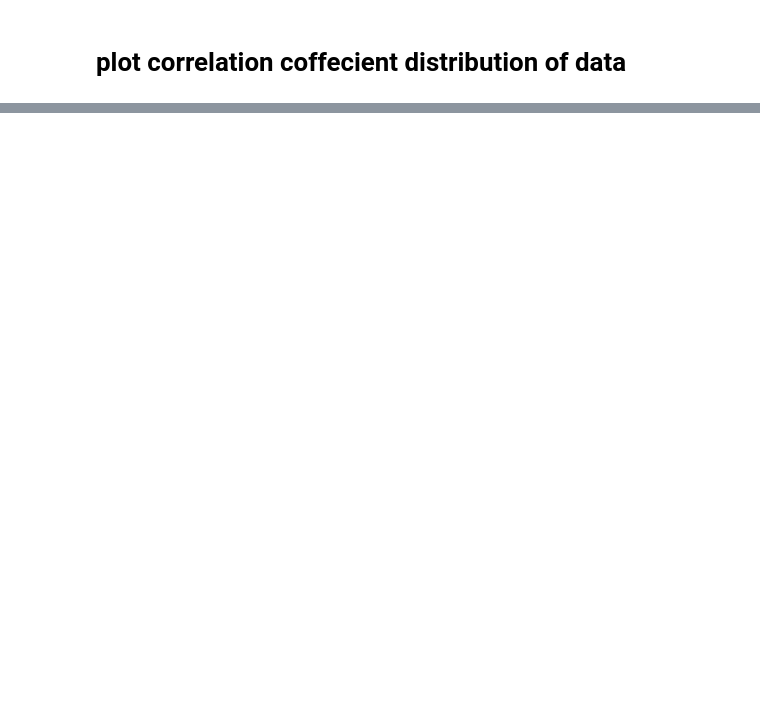
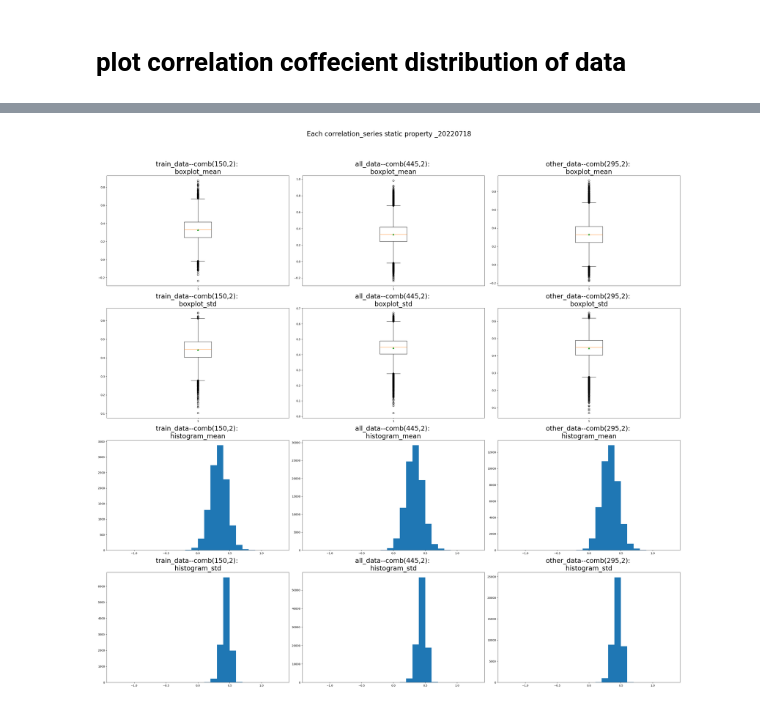
Before and after one commit to theabc50111/ARIMA-LSTM-hybrid-corrcoef-predict, a Jupyter notebook: extended_reasearch_YWT/exploration_raw_data/correlation_data_etl.ipynb, the cells around one changed output, grey strips where cells are left out. Saved outputs shown, nothing was run; the diff lists cells and outputs as text; code cells hidden in the pictures; blank space fills up the shorter version.

```diff
--- a/extended_reasearch_YWT/exploration_raw_data/correlation_data_etl.ipynb
+++ b/extended_reasearch_YWT/exploration_raw_data/correlation_data_etl.ipynb
@@ -180,0 +187,4 @@ time: 3.25 s (started: 2022-06-26 11:00:01 +00:00)
+# %%
+train_corr_series_df = gen_corr_series(None, "train_dataset.csv", from_file=True, concat_all=False)
+all_corr_series_df = gen_corr_series(None, "445_dataset.csv", from_file=True, concat_all=False)
+other_corr_series_df = gen_corr_series(None, "295_dataset.csv", from_file=True, concat_all=False)
@@ -180,0 +193,24 @@ time: 3.25 s (started: 2022-06-26 11:00:01 +00:00)
+# %%
+datasets = {'train_data--comb(150,2)': train_corr_series_df, 'all_data--comb(445,2)': all_corr_series_df, 'other_data--comb(295,2)': other_corr_series_df}
+etl_types = ["boxplot", "histogram"]
+static_types = ["mean", "std"]
+fig, axes = plt.subplots(figsize=(30, 30),nrows=len(list(product(etl_types, static_types))), ncols=len(datasets), sharex=False, sharey=False, dpi=100)
+
+for row, (etl_type, static_type) in enumerate(product(etl_types, static_types)):
+    for col,dataset_key in enumerate(datasets):
+        s = axes[row, col]
+        s.set_title(f"{dataset_key}: \n{etl_type}_{static_type}", fontsize=24)
+        if etl_type=="boxplot":
+            s.boxplot(datasets[dataset_key].iloc[:, ::5].describe().loc[static_type,:], showmeans=True)
+        elif etl_type=="histogram":
+            s.hist(datasets[dataset_key].iloc[:, ::5].describe().loc[static_type,:], bins=[b/10 for b in range(-13,14)])
+
+fig.suptitle(f"Each correlation_series static property _20220718", fontsize=24)
+fig.tight_layout(rect=[0, 0.03, 1, 0.95])
+# 分開, 避免子圖標籤互相重疊
+# plt.tight_layout()
+plt.savefig("./results/dataset_exploration_3.png")
+plt.show()
+plt.close()
+# %% [output]
+[figure, added]
```
Also changed, not shown: parts of 13 cells of this notebook, 13 other files.
